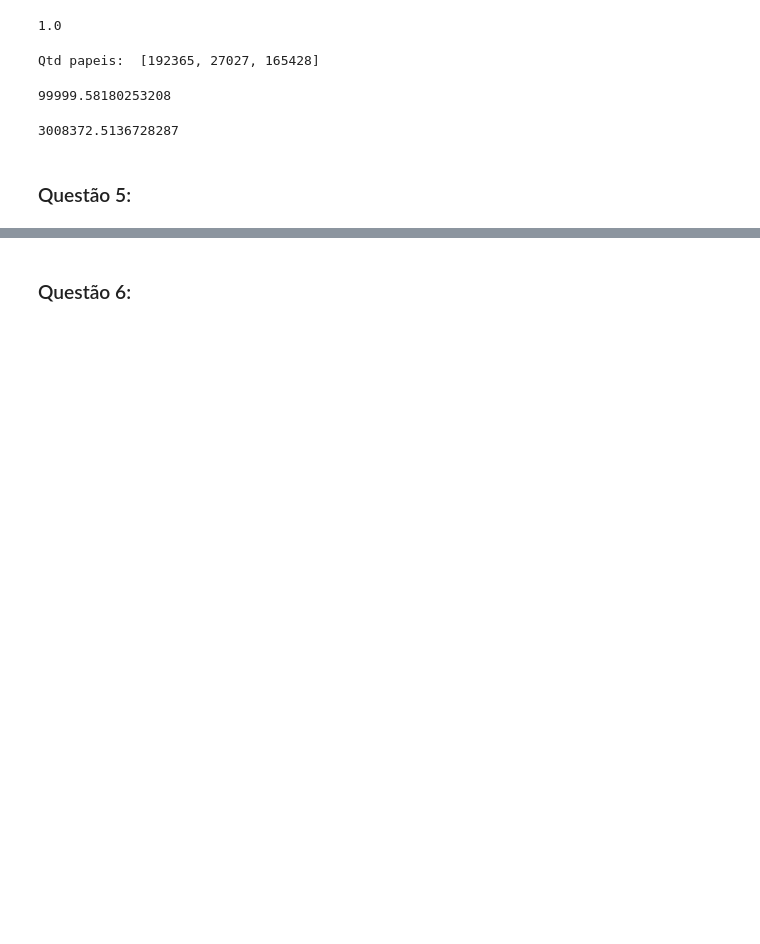
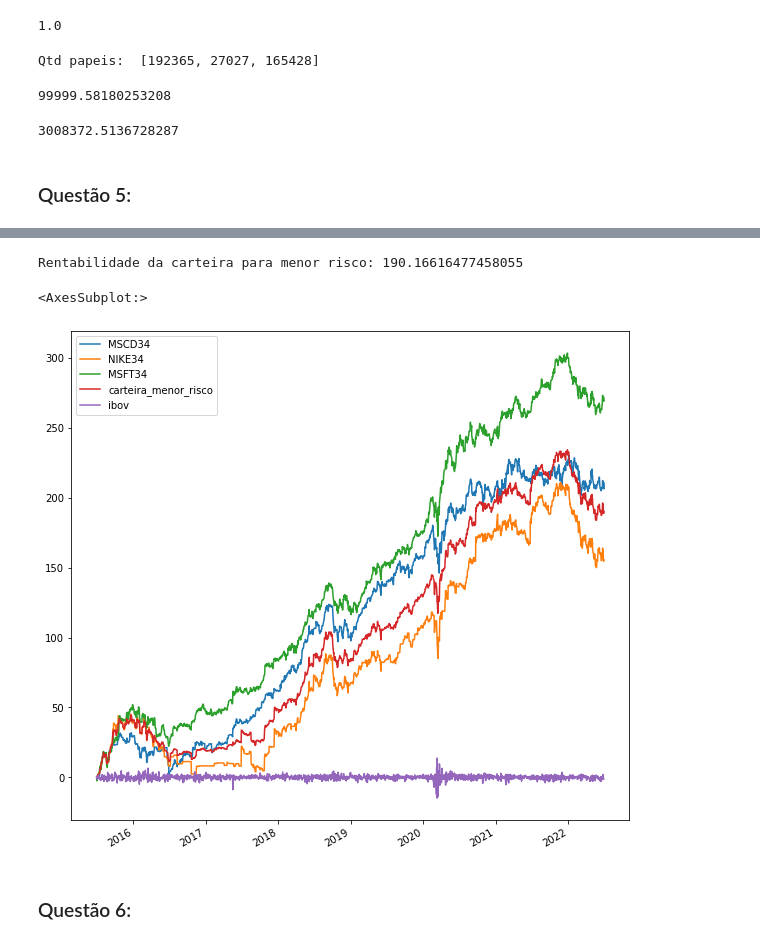
Before and after one commit to lucianosz7/PSF-Harry_Markowitz, a Jupyter notebook: Primeira_Atividade_Prática_Avaliativa_questao01_feita.ipynb, the cells around one changed output, grey strips where cells are left out. Cells and saved outputs as stored; diff of their text form; code cells hidden in the pictures; blank space fills up the shorter version.

```diff
--- a/Primeira_Atividade_Prática_Avaliativa_questao01_feita.ipynb
+++ b/Primeira_Atividade_Prática_Avaliativa_questao01_feita.ipynb
@@ -648,2 +658,12 @@ np.sum([ativos[ativos.columns[i]].iloc[-1]*st for i,st in zip(range(3),st_in)])
+# %%
+print('Rentabilidade da carteira para menor risco: %s' % low_risk_opt_cum['carteira_menor_risco'][-1])
+# %% [output]
+Rentabilidade da carteira para menor risco: 190.16616477458055
+# %%
+low_risk_opt_cum['ibov'] = index_ibov["Close"].pct_change() * 100
+low_risk_opt_cum.plot(figsize=(10, 10))
+# %% [output]
+<AxesSubplot:>
+[figure, added]
 # %% [markdown]
 ### Questão 6:
```
Also changed, not shown: parts of 15 cells of this notebook.
